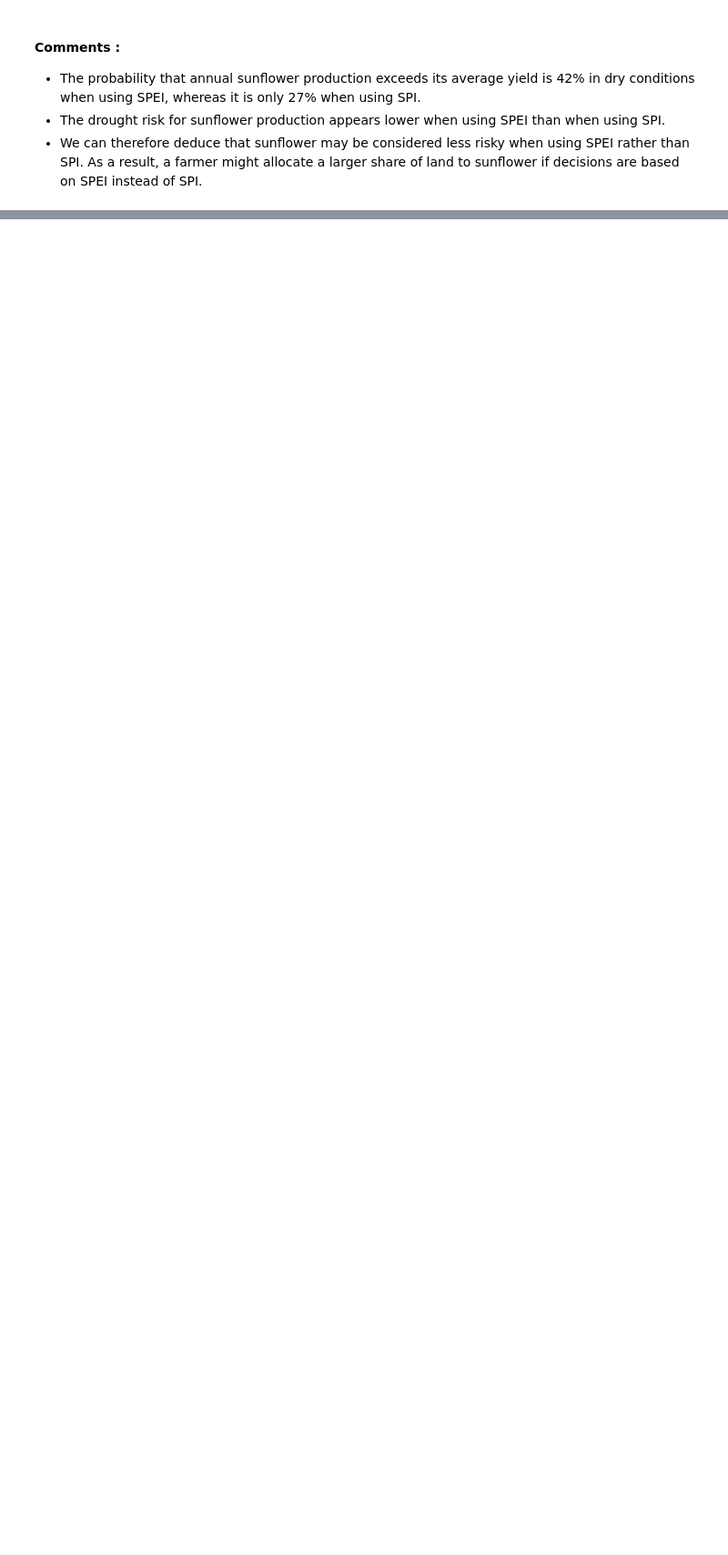
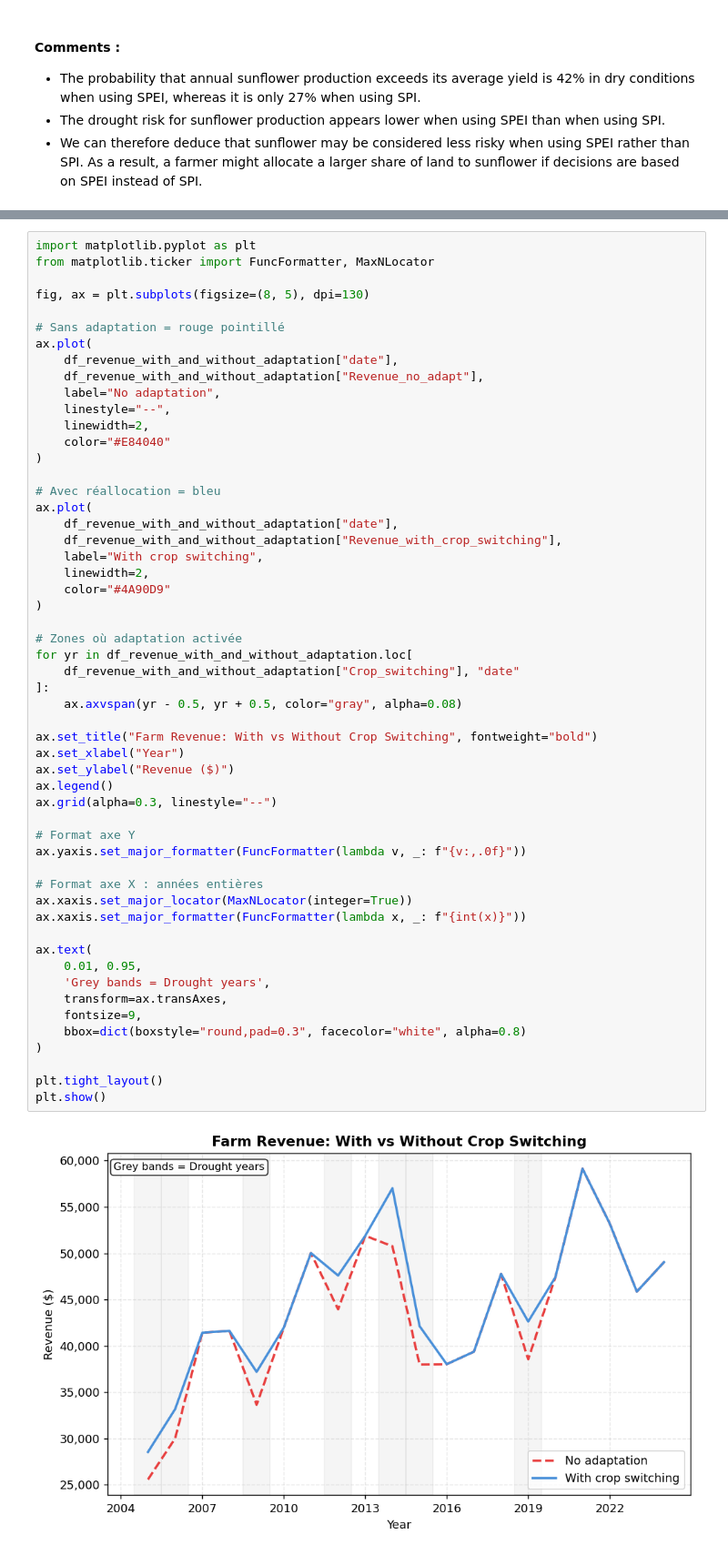
Before and after one commit to lochardi/GreenFinance, a Jupyter notebook: main final 2.ipynb, the cells around one changed output, grey strips where cells are left out. Shown at 91% size. Cells and saved outputs as stored; diff of their text form; blank space fills up the shorter version.

```diff
--- a/main final 2.ipynb
+++ b/main final 2.ipynb
@@ -1282,0 +1366,56 @@ plt.show()
+# %%
+import matplotlib.pyplot as plt
+from matplotlib.ticker import FuncFormatter, MaxNLocator
+
+fig, ax = plt.subplots(figsize=(8, 5), dpi=130)
+
+# Sans adaptation = rouge pointillé
+ax.plot(
+    df_revenue_with_and_without_adaptation["date"],
+    df_revenue_with_and_without_adaptation["Revenue_no_adapt"],
+    label="No adaptation",
+    linestyle="--",
+    linewidth=2,
+    color="#E84040"
+)
+
+# Avec réallocation = bleu
+ax.plot(
+    df_revenue_with_and_without_adaptation["date"],
+    df_revenue_with_and_without_adaptation["Revenue_with_crop_switching"],
+    label="With crop switching",
+    linewidth=2,
+    color="#4A90D9"
+)
+
+# Zones où adaptation activée
+for yr in df_revenue_with_and_without_adaptation.loc[
+    df_revenue_with_and_without_adaptation["Crop_switching"], "date"
+]:
+    ax.axvspan(yr - 0.5, yr + 0.5, color="gray", alpha=0.08)
+
+ax.set_title("Farm Revenue: With vs Without Crop Switching", fontweight="bold")
+ax.set_xlabel("Year")
+ax.set_ylabel("Revenue ($)")
+ax.legend()
+ax.grid(alpha=0.3, linestyle="--")
+
+# Format axe Y
+ax.yaxis.set_major_formatter(FuncFormatter(lambda v, _: f"{v:,.0f}"))
+
+# Format axe X : années entières
+ax.xaxis.set_major_locator(MaxNLocator(integer=True))
+ax.xaxis.set_major_formatter(FuncFormatter(lambda x, _: f"{int(x)}"))
+
+ax.text(
+    0.01, 0.95,
+    'Grey bands = Drought years',
+    transform=ax.transAxes,
+    fontsize=9,
+    bbox=dict(boxstyle="round,pad=0.3", facecolor="white", alpha=0.8)
+)
+
+plt.tight_layout()
+plt.show()
+# %% [output]
+[figure, added]
```
Also changed, not shown: parts of 4 cells of this notebook.
